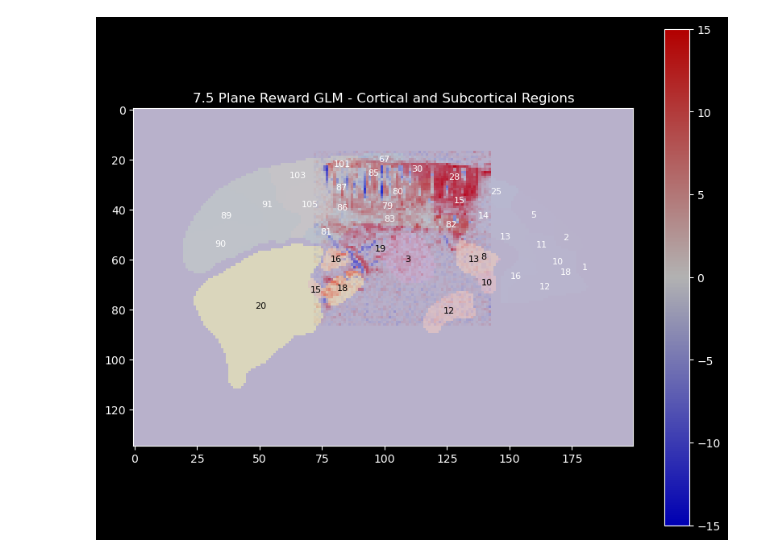
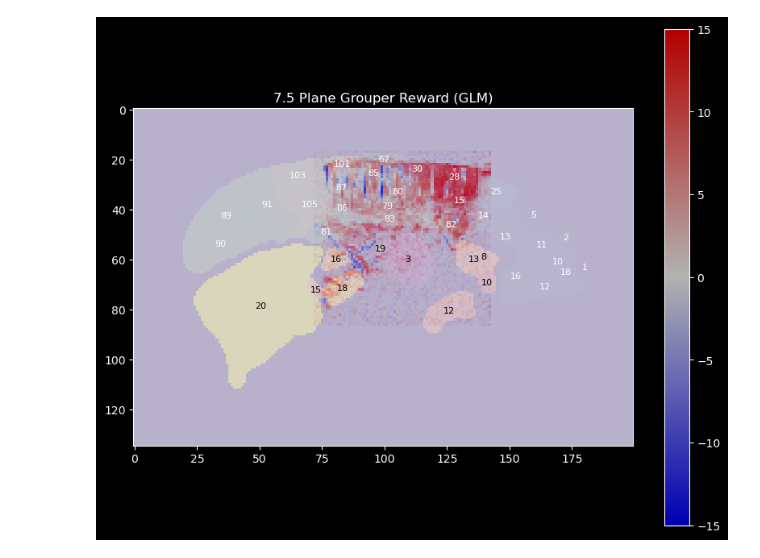
Before and after one commit to yibeichan/fUSi-workflow, a Jupyter notebook: code/plot.ipynb, the cells around one changed output. Drawn from its saved outputs; the diff is of its cells as text; code cells hidden in the pictures.

```diff
--- a/code/plot.ipynb
+++ b/code/plot.ipynb
@@ -76,7 +76,7 @@ def plot_atlas_with_labels(ax, atlas_data, slice_index, cmap='viridis', font_col
 
     return im
 # %%
-def plot_combined_atlas(cortical_atlas_data, subcortical_atlas_data, brain_data, slice_index, title):
+def plot_combined_atlas_glm(cortical_atlas_data, subcortical_atlas_data, brain_data, slice_index, title):
     """
     Plot the cortical and subcortical atlas data with overlaid chunk data in a single plot.
 
@@ -99,5 +99,5 @@ def plot_combined_atlas(cortical_atlas_data, subcortical_atlas_data, brain_data,
 
     # Add a colorbar
     plt.colorbar(im, ax=ax)
-    plt.title(f"{title} - Cortical and Subcortical Regions")
+    plt.title(f"{title}")
     plt.show()
@@ -104,18 +163,18 @@ def plot_combined_atlas(cortical_atlas_data, subcortical_atlas_data, brain_data,
 # %%
 reward_75_file_path = os.path.join(base_dir, 'output', 'Grouper_audiocue_053124_corrected3_glm_reward_aligned.nii.gz')
 
 # Load the NIfTI images
 cortical_atlas_data, cortical_atlas_affine = load_nifti_image(cortical_atlas_path)
 subcortical_atlas_data, subcortical_atlas_affine = load_nifti_image(subcortical_atlas_path)
 brain_data, brain_affine = load_nifti_image(reward_75_file_path)
 
 # Normalize the chunk data
 # normalized_chunk = normalize_data(chunk_data)
 
 # Example slice index for visualization
 slice_index = 78  # Adjust this index to view other slices
-title = '7.5 Plane Reward GLM'
+title = '7.5 Plane Grouper Reward (GLM)'
 # Plot the combined atlases and chunk data
-plot_combined_atlas(cortical_atlas_data, subcortical_atlas_data, brain_data, slice_index, title)
+plot_combined_atlas_glm(cortical_atlas_data, subcortical_atlas_data, brain_data, slice_index, title)
 # %% [output]
-[figure, old version]
+[figure, new version]
```
Also changed, not shown: parts of 4 cells of this notebook, 7 other files.
